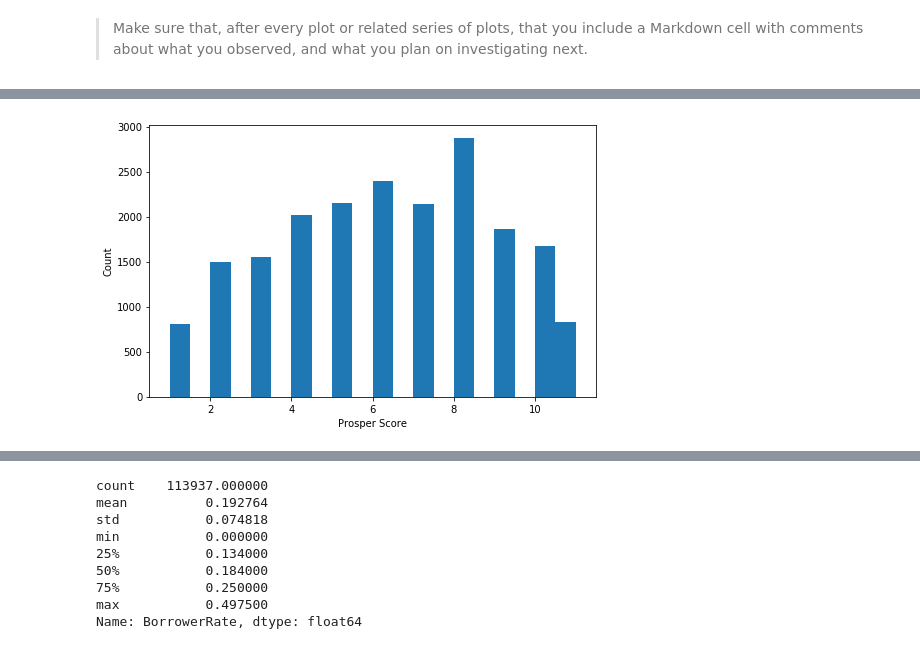
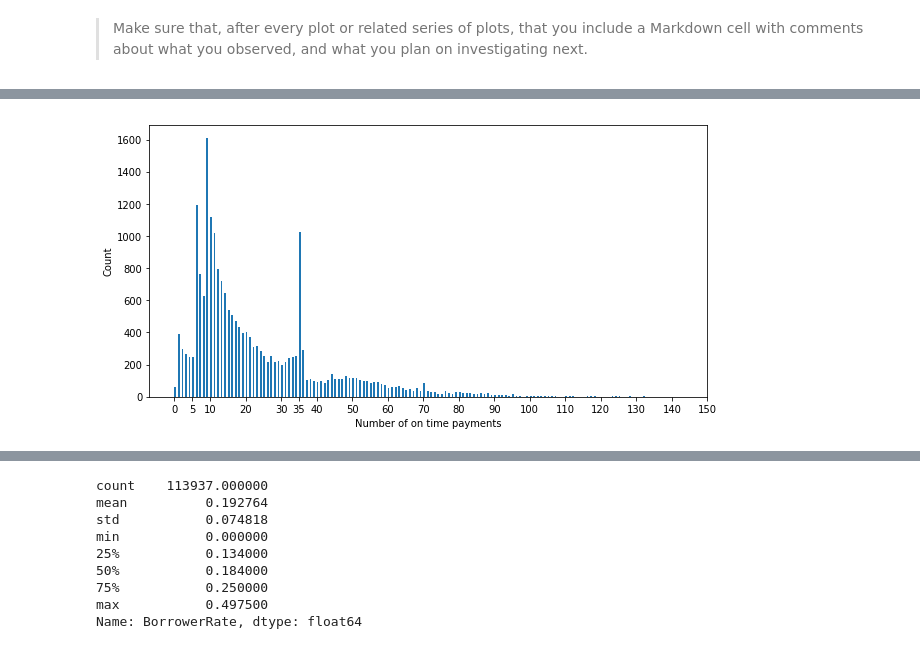
Before and after one commit to JannisMueller/Exploration-Loan-Data-from-Prosper, a Jupyter notebook: Exploration Loan Data from Prosper.ipynb, the cells around one changed output, grey strips where cells are left out. Drawn from its saved outputs; the diff is of its cells as text; code cells hidden in the pictures.

```diff
--- a/Exploration Loan Data from Prosper.ipynb
+++ b/Exploration Loan Data from Prosper.ipynb
@@ -120,0 +119,7 @@ I decided to work with a smaller number of observations since I wasnt able to pe
+# %%
+# changing the datatypes till categorical
+loan_data_clean['ProsperScore'] = loan_data_clean['ProsperScore'].astype('category')
+loan_data_clean['Term'] = loan_data_clean['Term'].astype('category')
+loan_data_clean['IncomeRange'] = loan_data_clean['IncomeRange'].astype('category')
+loan_data_clean['EmploymentStatus'] = loan_data_clean['EmploymentStatus'].astype('category')
+print(loan_data_clean.info())
@@ -132,0 +201,5 @@ you plan on investigating next.
+# %%
+# I will exclude all customers with a Prosper Score of 11
+loan_data_clean = loan_data_clean[loan_data_clean['ProsperScore'] != 11]
+#dubbel check if the operation was succesful
+loan_data_clean[loan_data_clean['ProsperScore'] == 11]
@@ -133,12 +229,13 @@ you plan on investigating next.
 # %%
-# Histogramm Prosper Score
+# Histogramm TotalProsperPaymentsBilled (Number of on time payments)
 binsize = 0.5
-bins = np.arange(1, loan_data_clean.ProsperScore.max()+binsize, binsize)
+bins = np.arange(loan_data_clean.TotalProsperPaymentsBilled.min(), loan_data_clean.TotalProsperPaymentsBilled.max()+binsize, binsize)
 
-plt.figure(figsize=[8, 5])
-plt.hist(data = loan_data_clean, x = 'ProsperScore', bins = bins)
-plt.xlabel('Prosper Score')
+plt.figure(figsize=[10, 5])
+plt.hist(data = loan_data_clean, x = 'TotalProsperPaymentsBilled', bins = bins)
+plt.xlabel('Number of on time payments')
 plt.ylabel('Count')
+plt.xticks([0,5,10,20,30,35,40,50,60,70,80,90,100,110,120,130,140,150])
 plt.show()
 # %% [output]
-[figure, old version]
+[figure, new version]
```
Also changed, not shown: parts of 51 cells of this notebook, 1 other file.
